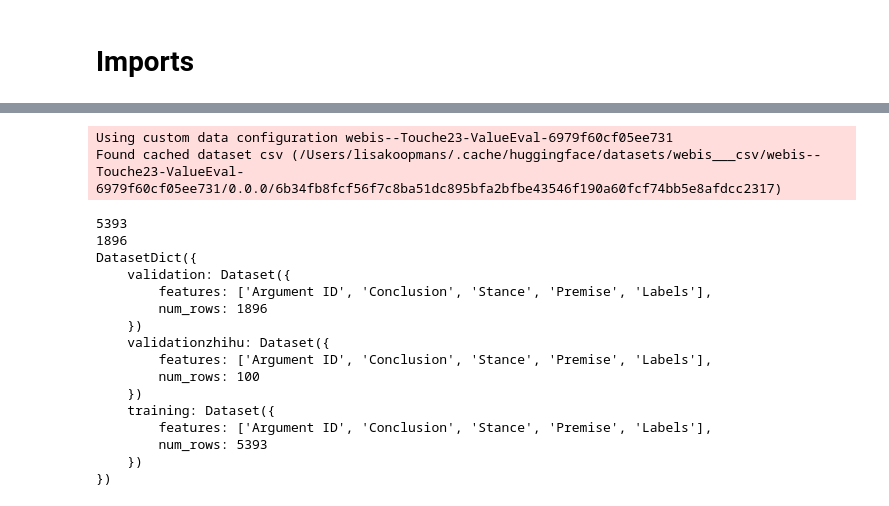
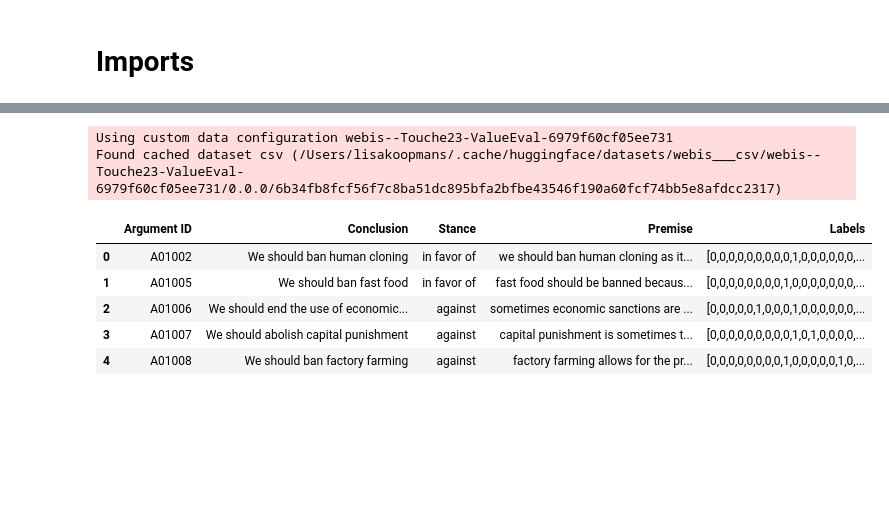
Before and after one commit to Lisa-dk/LTP, a Jupyter notebook: notebook.ipynb, the cells around one changed output, grey strips where cells are left out. Cells and saved outputs as stored; diff of their text form; code cells hidden in the pictures; blank space fills up the shorter version.

```diff
--- a/notebook.ipynb
+++ b/notebook.ipynb
@@ -25,25 +11,13 @@ Requirement already satisfied: joblib in /Users/lisakoopmans/miniforge3/envs/py3
-# %%
-data = datasets.load_dataset('webis/Touche23-ValueEval')
-data["training"].to_pandas().head()
-print(len(data['training']))
-print(len(data['validation']))
-print(len(data['validationzhihu']))
-# %% [output]
-Using custom data configuration webis--Touche23-ValueEval-6979f60cf05ee731
-Found cached dataset csv (/Users/lisakoopmans/.cache/huggingface/datasets/webis___csv/webis--Touche23-ValueEval-6979f60cf05ee731/0.0.0/6b34fb8fcf56f7c8ba51dc895bfa2bfbe43546f190a60fcf74bb5e8afdcc2317)
-5393
-1896
-DatasetDict({
-    validation: Dataset({
-        features: ['Argument ID', 'Conclusion', 'Stance', 'Premise', 'Labels'],
-        num_rows: 1896
-    })
-    validationzhihu: Dataset({
-        features: ['Argument ID', 'Conclusion', 'Stance', 'Premise', 'Labels'],
-        num_rows: 100
-    })
-    training: Dataset({
-        features: ['Argument ID', 'Conclusion', 'Stance', 'Premise', 'Labels'],
-        num_rows: 5393
-    })
-})
+# %%
+data = datasets.load_dataset('webis/Touche23-ValueEval')
+label_values = ["Self-direction: thought", "Self-direction: action", "Stimulation", "Hedonism", "Achievement", "Power: dominance", "Power: resources", "Face", "Security: personal", "Security: societal", "Tradition", "Conformity: rules", "Conformity: interpersonal", "Humility", "Benevolence: caring", "Benevolence: dependability", "Universalism: concern", "Universalism: nature", "Universalism: tolerance", "Universalism: objectivity"]
+data["training"].to_pandas().head()
+# %% [output]
+Using custom data configuration webis--Touche23-ValueEval-6979f60cf05ee731
+Found cached dataset csv (/Users/lisakoopmans/.cache/huggingface/datasets/webis___csv/webis--Touche23-ValueEval-6979f60cf05ee731/0.0.0/6b34fb8fcf56f7c8ba51dc895bfa2bfbe43546f190a60fcf74bb5e8afdcc2317)
+|  | Argument ID | Conclusion | Stance | Premise | Labels |
+| 0 | A01002 | We should ban human cloning | in favor of | we should ban human cloning as it... | [0,0,0,0,0,0,0,0,0,1,0,0,0,0,0,0,... |
+| 1 | A01005 | We should ban fast food | in favor of | fast food should be banned becaus... | [0,0,0,0,0,0,0,0,1,0,0,0,0,0,0,0,... |
+| 2 | A01006 | We should end the use of economic... | against | sometimes economic sanctions are ... | [0,0,0,0,0,1,0,0,0,1,0,0,0,0,0,0,... |
+| 3 | A01007 | We should abolish capital punishment | against | capital punishment is sometimes t... | [0,0,0,0,0,0,0,0,0,1,0,1,0,0,0,0,... |
+| 4 | A01008 | We should ban factory farming | against | factory farming allows for the pr... | [0,0,0,0,0,0,0,0,1,0,0,0,0,0,1,0,... |
```
Also changed, not shown: parts of 9 cells of this notebook, 1 other file.
